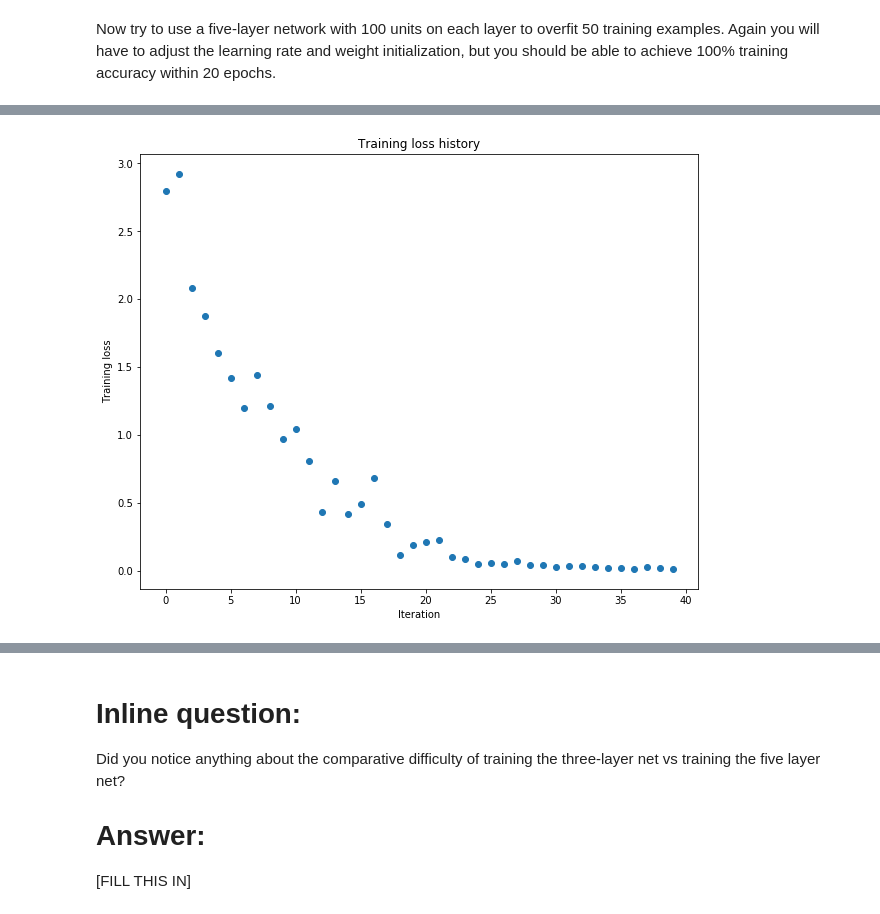
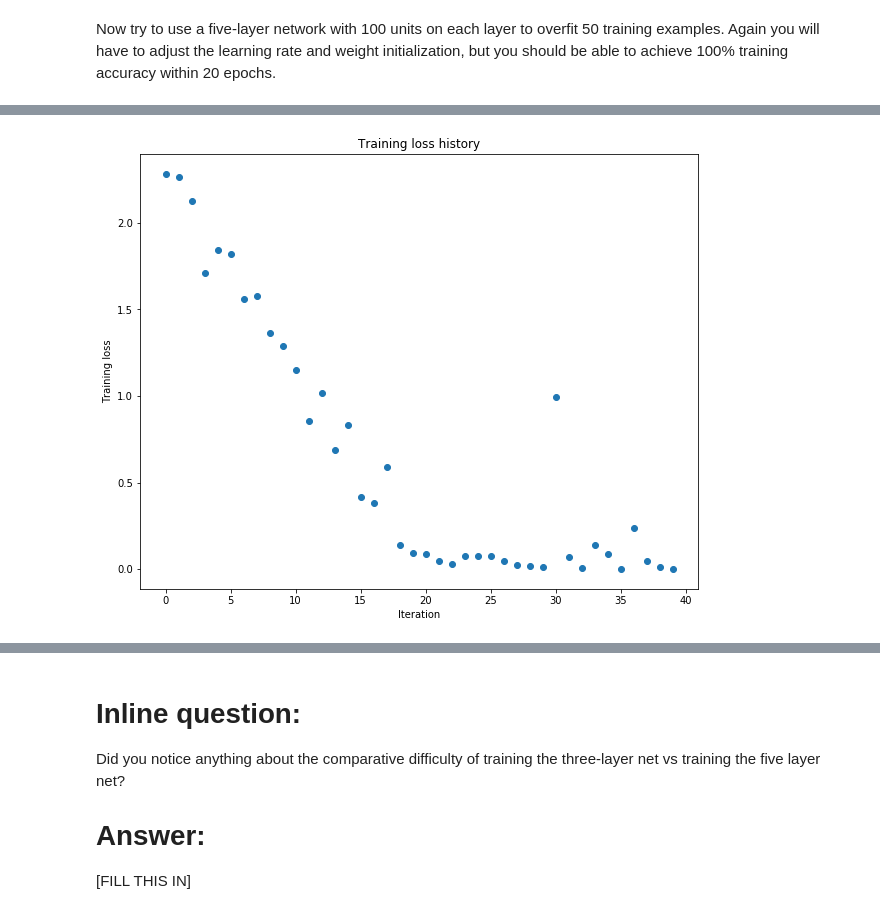
Before and after one commit to amuier/assigment2, a Jupyter notebook: FullyConnectedNets.ipynb, the cells around one changed output, grey strips where cells are left out. Cells and saved outputs as stored; diff of their text form; code cells hidden in the pictures.

```diff
--- a/FullyConnectedNets.ipynb
+++ b/FullyConnectedNets.ipynb
@@ -473,13 +473,13 @@ small_data = {
   'y_val': data['y_val'],
 }
 
-learning_rate = 2e-2
-weight_scale = 4e-2
+learning_rate = 1.189928e-03
+weight_scale =  2.695424e-02
 model = FullyConnectedNet([100, 100, 100, 100],
                 weight_scale=weight_scale, dtype=np.float64)
 solver = Solver(model, small_data,
                 print_every=10, num_epochs=20, batch_size=25,
-                update_rule='sgd',
+                update_rule='adam',
                 optim_config={
                   'learning_rate': learning_rate,
                 }
@@ -512 +512 @@ plt.show()
-[figure, old version]
+[figure, new version]
```
Also changed, not shown: parts of 12 cells of this notebook, 6 other files.
